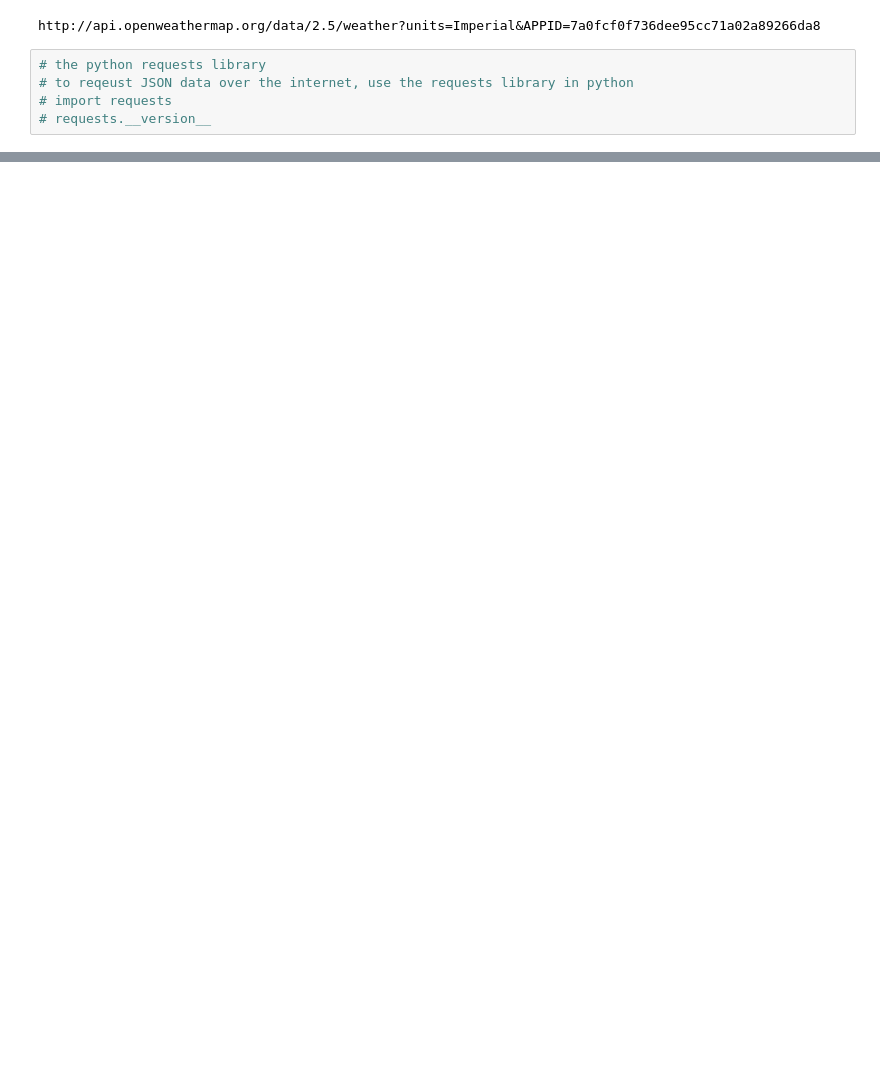
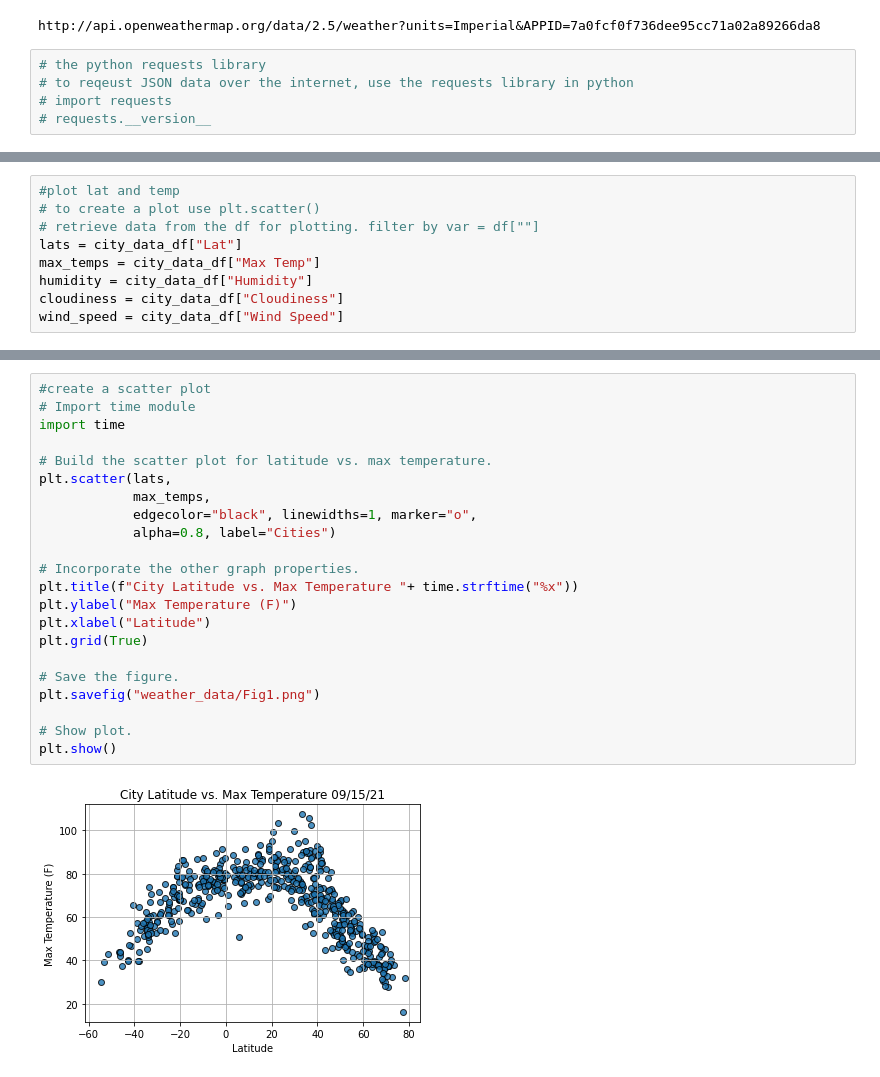
Before and after one commit to shirll98/World_Weather_Analysis, a Jupyter notebook: WeatherPy.ipynb, the cells around one changed output, grey strips where cells are left out. Saved outputs shown, nothing was run; the diff lists cells and outputs as text; blank space fills up the shorter version.

```diff
--- a/WeatherPy.ipynb
+++ b/WeatherPy.ipynb
@@ -187,0 +194,9 @@ city_data_df.head(10)
+# %%
+#plot lat and temp
+# to create a plot use plt.scatter()
+# retrieve data from the df for plotting. filter by var = df[""]
+lats = city_data_df["Lat"]
+max_temps = city_data_df["Max Temp"]
+humidity = city_data_df["Humidity"]
+cloudiness = city_data_df["Cloudiness"]
+wind_speed = city_data_df["Wind Speed"]
@@ -187,0 +214,24 @@ city_data_df.head(10)
+# %%
+#create a scatter plot
+# Import time module
+import time
+
+# Build the scatter plot for latitude vs. max temperature.
+plt.scatter(lats,
+            max_temps,
+            edgecolor="black", linewidths=1, marker="o",
+            alpha=0.8, label="Cities")
+
+# Incorporate the other graph properties.
+plt.title(f"City Latitude vs. Max Temperature "+ time.strftime("%x"))
+plt.ylabel("Max Temperature (F)")
+plt.xlabel("Latitude")
+plt.grid(True)
+
+# Save the figure.
+plt.savefig("weather_data/Fig1.png")
+
+# Show plot.
+plt.show()
+# %% [output]
+[figure, added]
```
Also changed, not shown: parts of 12 cells of this notebook, 5 other files.
